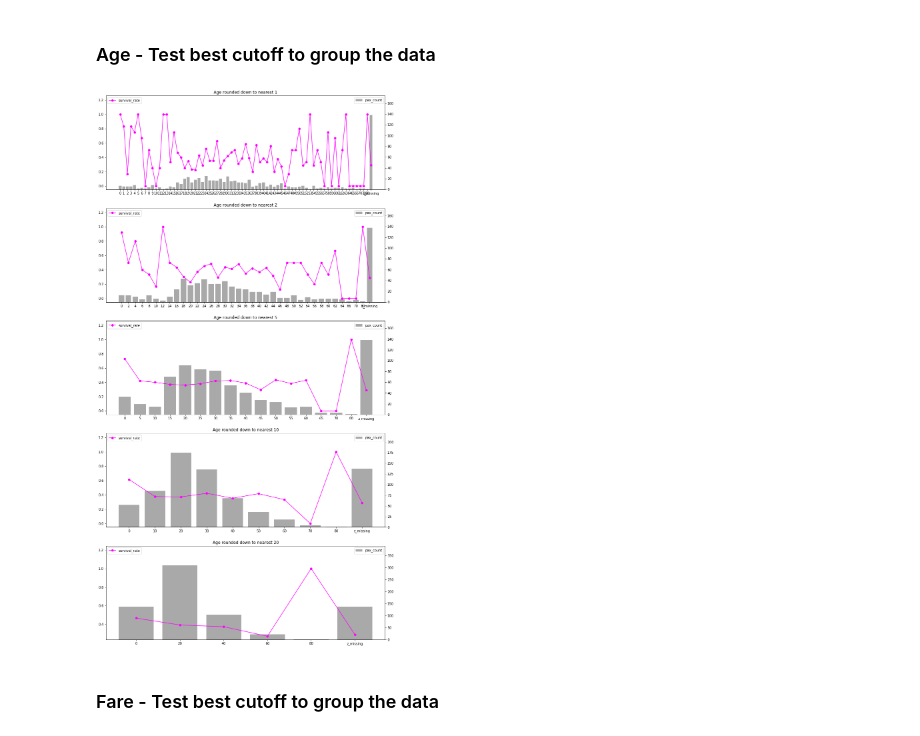
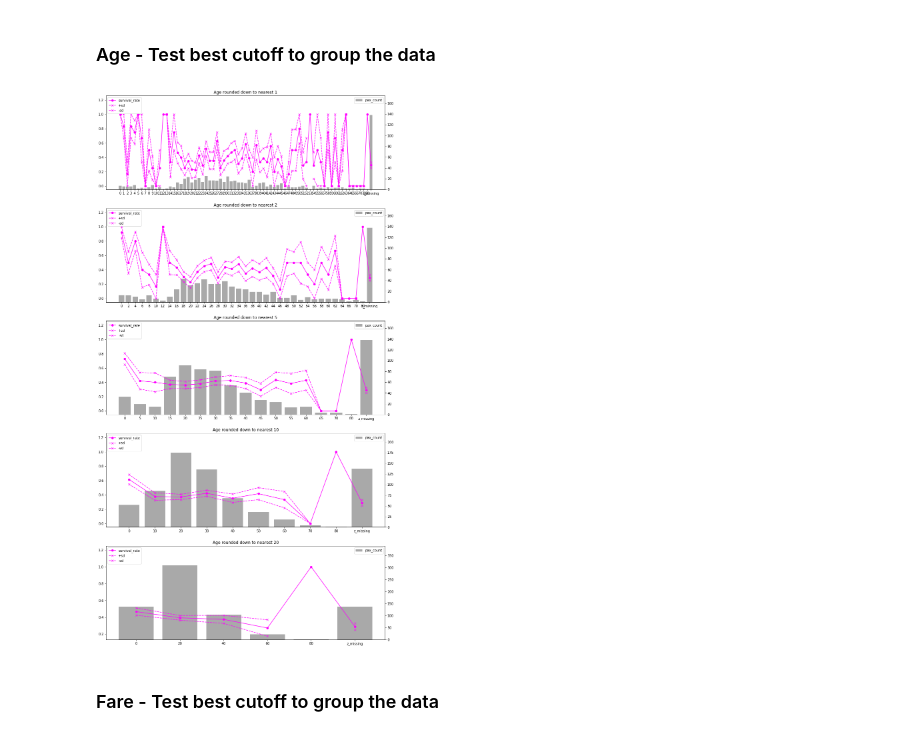
Before and after one commit to riwaa/Kaggle_ML_Titanic, a Jupyter notebook: Titanic_Model_v2.ipynb, the cells around one changed output. Cells and saved outputs as stored; diff of their text form; code cells hidden in the pictures.

Commit message:
add confidence interval

```diff
--- a/Titanic_Model_v2.ipynb
+++ b/Titanic_Model_v2.ipynb
@@ -83,8 +83,9 @@ memory usage: 83.7+ KB
 # %%
 target = 'Survived'
 variables = [i for i in train.columns if i != 'Survived']
+test_size = 0.2
 
-train_data, dev_data, train_label, dev_label = train_test_split(train[variables], train[target], test_size=0.2, random_state=666)
+train_data, dev_data, train_label, dev_label = train_test_split(train[variables], train[target], test_size=test_size, random_state=666)
 
 print('train data size: {}'.format(train_data.shape))
 print('train label size: {}'.format(train_label.shape))
@@ -120,7 +121,7 @@ __I will need to understand the following variable better:__
 * Fare: data is really sparse, Need to explore groupbing data
 * Cabin: Maybe the letter of the cabin would be useful
 # %%
-def var_info(train_data, var, label=train_label, target={'Survived': [('survival_rate', 'mean')]}):
+def var_info(train_data, var, label=train_label, target={'Survived': [('survival_rate', 'mean'), ('survival_rate_sd', np.std)]}):
 
     df = train_data.copy()
     df['Survived'] = label
@@ -129,6 +130,8 @@ def var_info(train_data, var, label=train_label, target={'Survived': [('survival
     agg_method = {**{var: [('num_pax', 'count')]}, **target}
     agg = df.groupby([var]).agg(agg_method)
     agg.columns = agg.columns.get_level_values(1)
+    if 'survival_rate_sd' in agg.columns:
+        agg.survival_rate_sd = agg.survival_rate_sd / (agg.num_pax**0.5)
 
     return(agg)
 
@@ -245,13 +248,17 @@ def round_nearest(train_data, var, nearest):
 
     return(df)
 
-def plt_var_info(df, ax, target={'survival_rate':'magenta'}, exposure='pax_count'):
+def plt_var_info(df, ax, target={'survival_rate':'magenta'}, confidence_interval=True, exposure='pax_count'):
 
     x_labels = [str(i).replace('.0', '') for i in df.index.tolist()]  # change x into string, remove .0
 
     # plot target
     for i in target:
         ax.plot(x_labels, df[i], label=i, color=target[i], marker='o')
+
+        if confidence_interval == True and i + '_sd' in df.columns:
+            ax.plot(x_labels, df[i] + df[i+'_sd'], label='+sd', color=target[i], linestyle='dashed', marker='x')
+            ax.plot(x_labels, df[i] - df[i+'_sd'], label='-sd', color=target[i], linestyle='dashed', marker='x')
 
     ax_twin = ax.twinx()
     ax_twin.bar(x_labels, df.num_pax, label='pax_count', color='darkgrey')
@@ -272,16 +279,16 @@ def plt_var_info(df, ax, target={'survival_rate':'magenta'}, exposure='pax_count
 # %%
 var = 'Age'
 nearest_rounding = [1, 2, 5, 10, 20]
 
 fig, axes = plt.subplots(len(nearest_rounding), 1, figsize=(15, 6 * len(nearest_rounding)))
 
 for i, nearest in enumerate(nearest_rounding):
     df = var_info(round_nearest(train_data, var, nearest), var)
 
-    plt_var_info(df, axes[i], {'survival_rate':'magenta'}, 'pax_count')
+    plt_var_info(df, axes[i], {'survival_rate':'magenta'}, confidence_interval=True, exposure='pax_count')
     axes[i].set_title('{} rounded down to nearest {}'.format(var, nearest))
 # %% [output]
-[figure, old version]
+[figure, new version]
 # %% [markdown]
 ### Fare - Test best cutoff to group the data
 # %%
```
Also changed, not shown: parts of 8 cells of this notebook.
